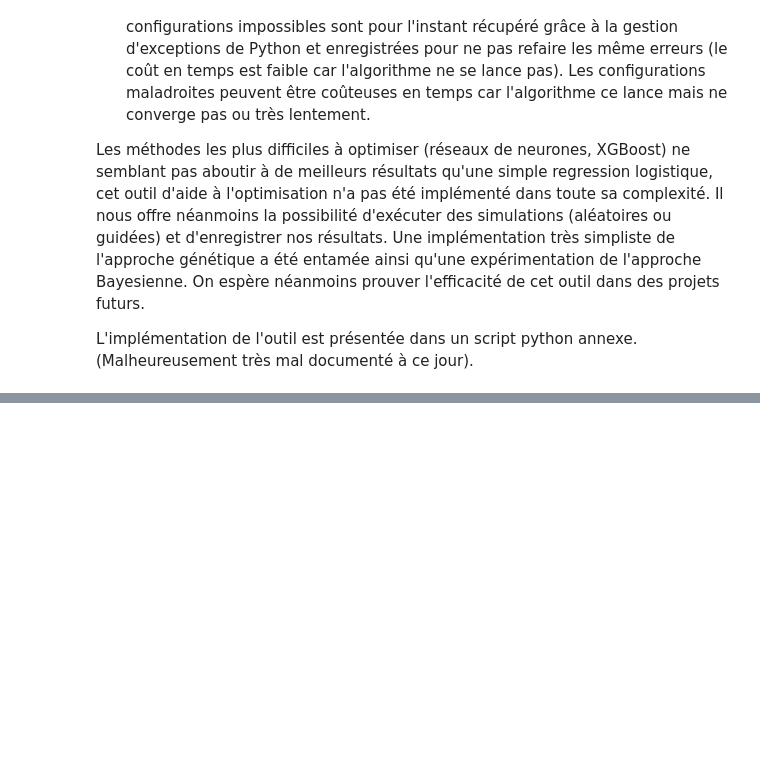
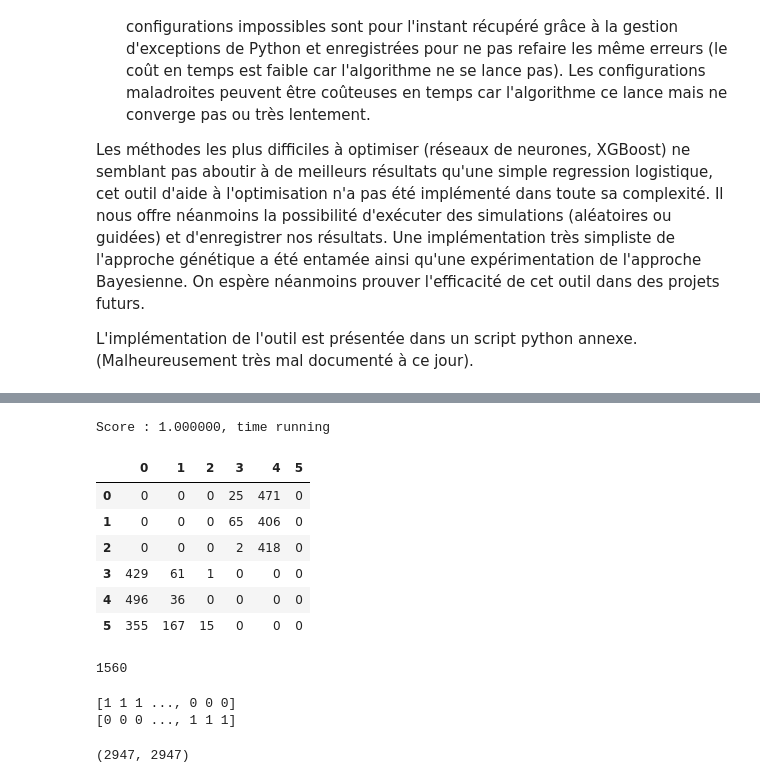
Before and after one commit to CangelosiQ/HAR, a Jupyter notebook: CalepinHAR_Cangelosi_Stratan.ipynb, the cells around one changed output, grey strips where cells are left out. Drawn from its saved outputs; the diff is of its cells as text; code cells hidden in the pictures; blank space fills up the shorter version.

```diff
--- a/CalepinHAR_Cangelosi_Stratan.ipynb
+++ b/CalepinHAR_Cangelosi_Stratan.ipynb
@@ -767,0 +1092,34 @@ f.close()
+# %%
+
+y_pred_passif = Modele_Passif.predict(X_passif_test)
+y_pred_actif = Modele_Actif.predict(X_actif_test)
+
+Y_PRED=np.zeros(ytest.shape)
+Y_PRED[ind_passif]=y_pred_passif
+Y_PRED[ind_actif]=y_pred_actif
+
+score=accuracy_score(Y_PRED,ytest)
+print("Score : %f, time running " %(1-score))
+pd.DataFrame(confusion_matrix(ytest, Y_PRED))
+# %% [output]
+Score : 1.000000, time running
+|  | 0 | 1 | 2 | 3 | 4 | 5 |
+| 0 | 0 | 0 | 0 | 25 | 471 | 0 |
+| 1 | 0 | 0 | 0 | 65 | 406 | 0 |
+| 2 | 0 | 0 | 0 | 2 | 418 | 0 |
+| 3 | 429 | 61 | 1 | 0 | 0 | 0 |
+| 4 | 496 | 36 | 0 | 0 | 0 | 0 |
+| 5 | 355 | 167 | 15 | 0 | 0 | 0 |
+# %%
+np.unique(Y_PRED[ind_passif])
+len(Y_PRED[ind_passif])
+# %% [output]
+1560
+# %%
+print(ind_passif)
+print(ind_actif)
+len(ind_actif),len(ind_passif)
+# %% [output]
+[1 1 1 ..., 0 0 0]
+[0 0 0 ..., 1 1 1]
+(2947, 2947)
```
Also changed, not shown: parts of 39 cells of this notebook, 1 other file.
